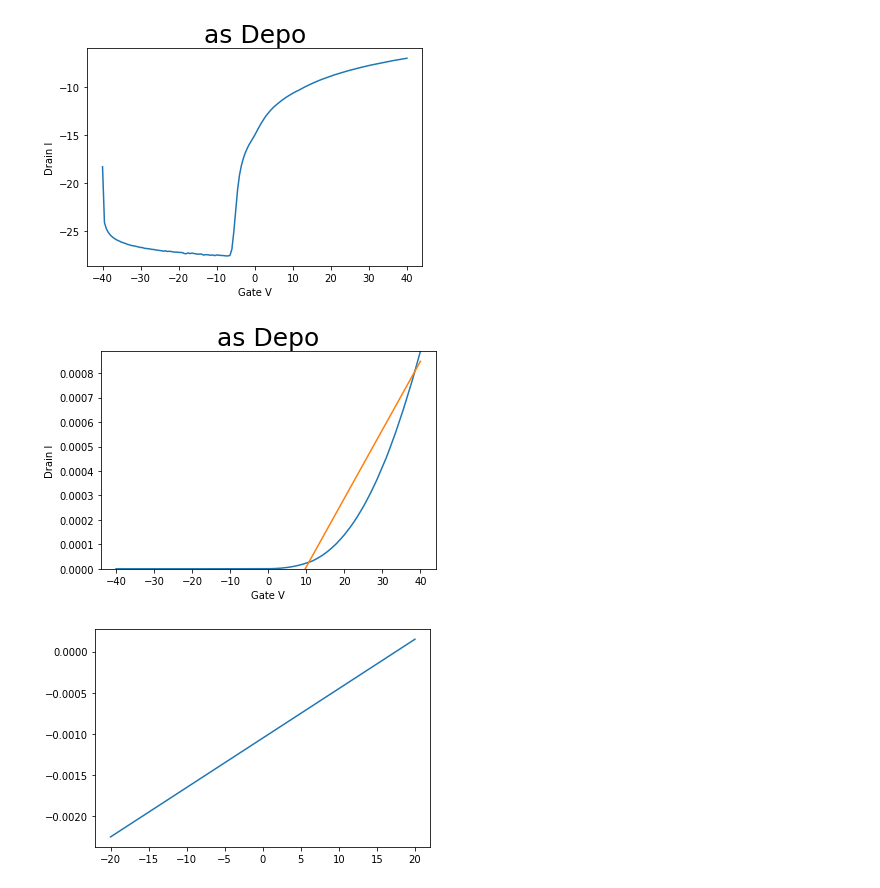
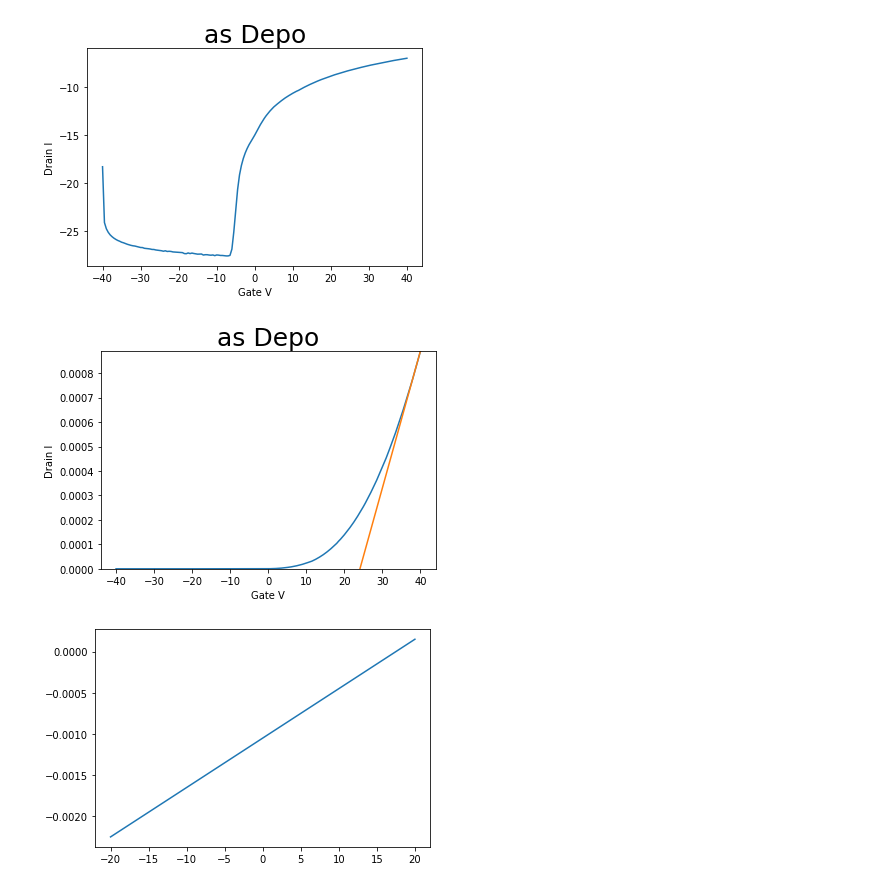
Before and after one commit to junsusong98/TFT_IV_Parameters, a Jupyter notebook: ITZO_TFT.ipynb, the cells around one changed output. Saved outputs shown, nothing was run; the diff lists cells and outputs as text; code cells hidden in the pictures.

```diff
--- a/ITZO_TFT.ipynb
+++ b/ITZO_TFT.ipynb
@@ -25,24 +25,24 @@ plt.show()
 # %%
 read = '/content/drive/My Drive/Labwork/as depo.csv'
 x = pd.read_csv(read)
 
 gateV = pd.DataFrame(x, columns=['Gate Vg (V)'])
 drainI = pd.DataFrame(x, columns=['Drain Id (A)'])
 plt.title("as Depo",fontsize=25)
 plt.xlabel("Gate V")
 plt.ylabel("Drain I")
 plt.plot(gateV,drainI)
 y=np.array(drainI)
 z=[]
 for i in range(len(y)-1):
-  z.append(y[i]-y[i-1])
+  z.append(2*(y[i]-y[i-1]))
 t=np.array(gateV)
 u=max(z)*(t-t[z.index(max(z))])+y[z.index(max(z))]
 plt.ylim(0,max(y))
 plt.plot(t,u)
 plt.show()
 # %% [output]
-[figure, old version]
+[figure, new version]
 # %%
 
 plt.show()
```
